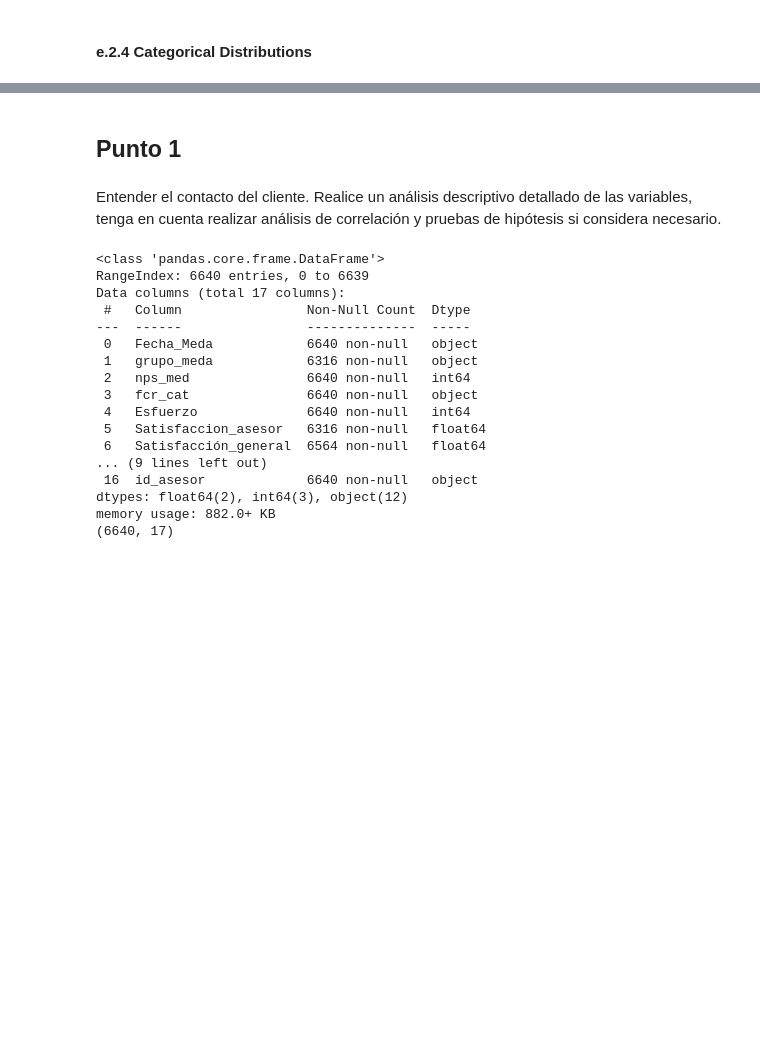
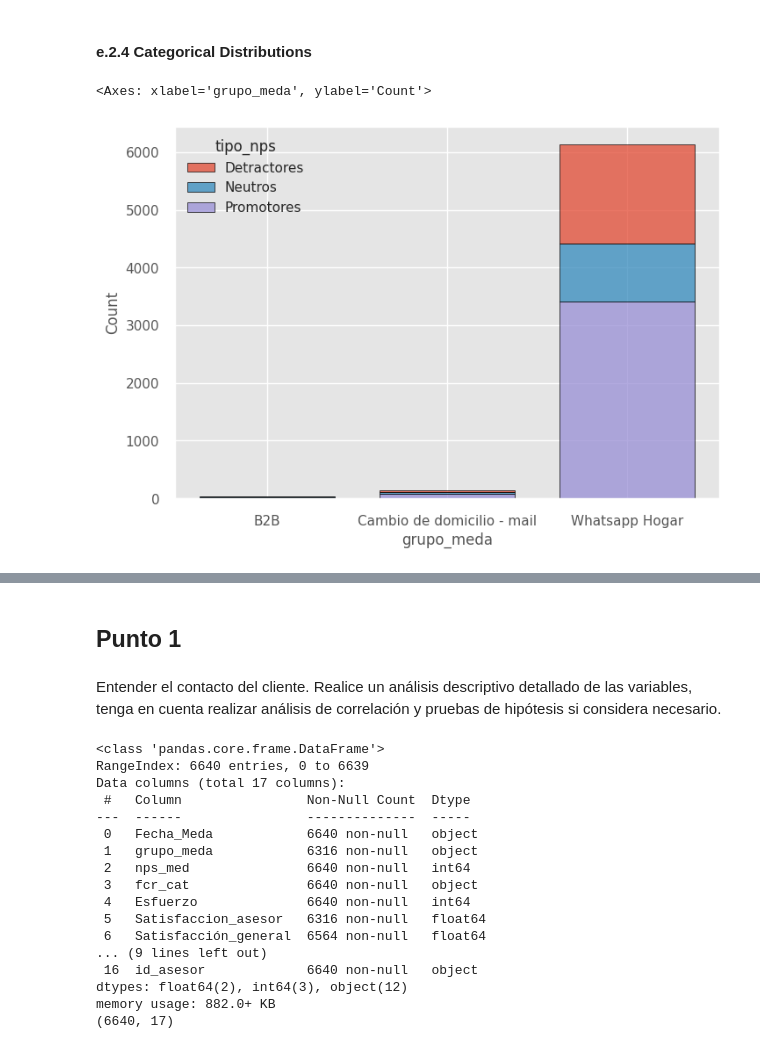
Before and after one commit to leandroaguazaco/data_science_portfolio, a Jupyter notebook: Projects/01-NPS_Analysis/P01_NPS_Analysis.ipynb, the cells around one changed output, grey strips where cells are left out. Drawn from its saved outputs; the diff is of its cells as text; code cells hidden in the pictures; blank space fills up the shorter version.

```diff
--- a/Projects/01-NPS_Analysis/P01_NPS_Analysis.ipynb
+++ b/Projects/01-NPS_Analysis/P01_NPS_Analysis.ipynb
@@ -791,5 +806,19 @@ distrib_plots_seaborn(encuesta_indicadores_df, cat = "tipo_nps")
 # %% [markdown]
 #### e.2.4 Categorical Distributions
+# %%
+sns.histplot(encuesta_indicadores_df,
+              x = "grupo_meda",
+              hue = "tipo_nps",
+              shrink = 0.75,
+              #discrete = True,
+              #hue_order = ['Whatsapp Hogar', 'Cambio de domicilio - mail', 'B2B'],
+              #dodge = False,
+              multiple = "stack",
+              #alpha = 0.6,
+              edgecolor = "black")
+# %% [output]
+<Axes: xlabel='grupo_meda', ylabel='Count'>
+[figure, added]
 # %%
 def bar_plots_seaborn(df, cat = None):
   """
```
Also changed, not shown: parts of 7 cells of this notebook.
